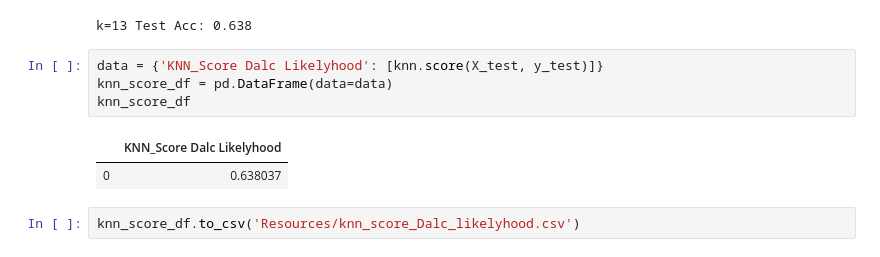
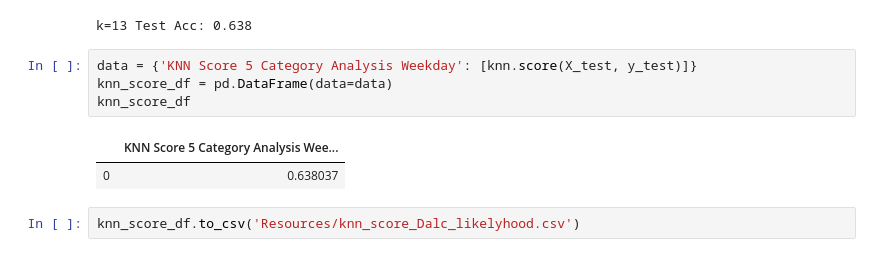
Before and after one commit to SamKraus/project3, a Jupyter notebook: KNN_Dalc_Likelyhood.ipynb, the cells around one changed output. Saved outputs shown, nothing was run; the diff lists cells and outputs as text.

```diff
--- a/KNN_Dalc_Likelyhood.ipynb
+++ b/KNN_Dalc_Likelyhood.ipynb
@@ -258,11 +258,11 @@ print('k=13 Test Acc: %.3f' % knn.score(X_test, y_test))
 # %% [output]
 k=13 Test Acc: 0.638
 # %%
-data = {'KNN_Score Dalc Likelyhood': [knn.score(X_test, y_test)]}
+data = {'KNN Score 5 Category Analysis Weekday': [knn.score(X_test, y_test)]}
 knn_score_df = pd.DataFrame(data=data)
 knn_score_df
 # %% [output]
-|  | KNN_Score Dalc Likelyhood |
+|  | KNN Score 5 Category Analysis Wee... |
 | 0 | 0.638037 |
 # %%
 knn_score_df.to_csv('Resources/knn_score_Dalc_likelyhood.csv')
```
Also changed, not shown: 22 other files.
